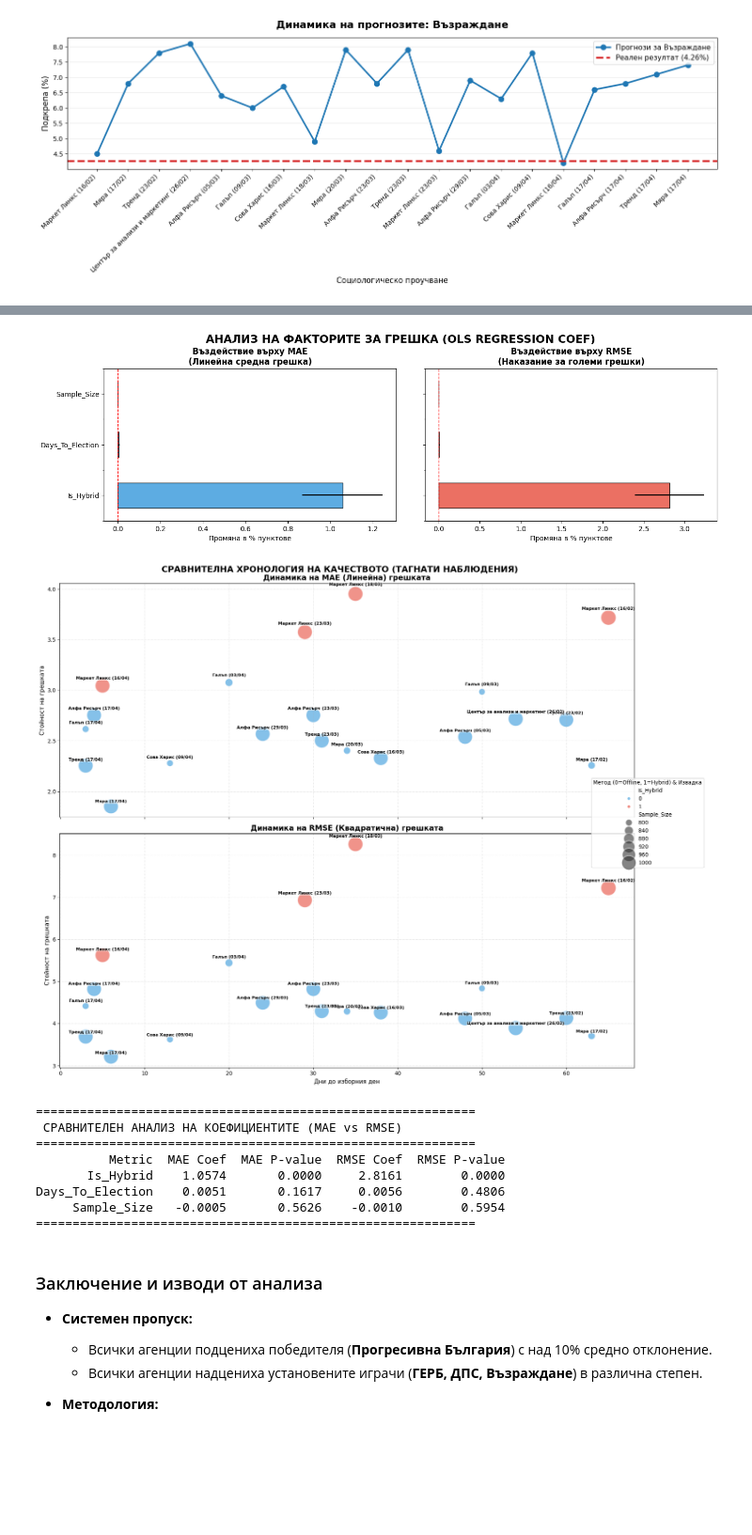
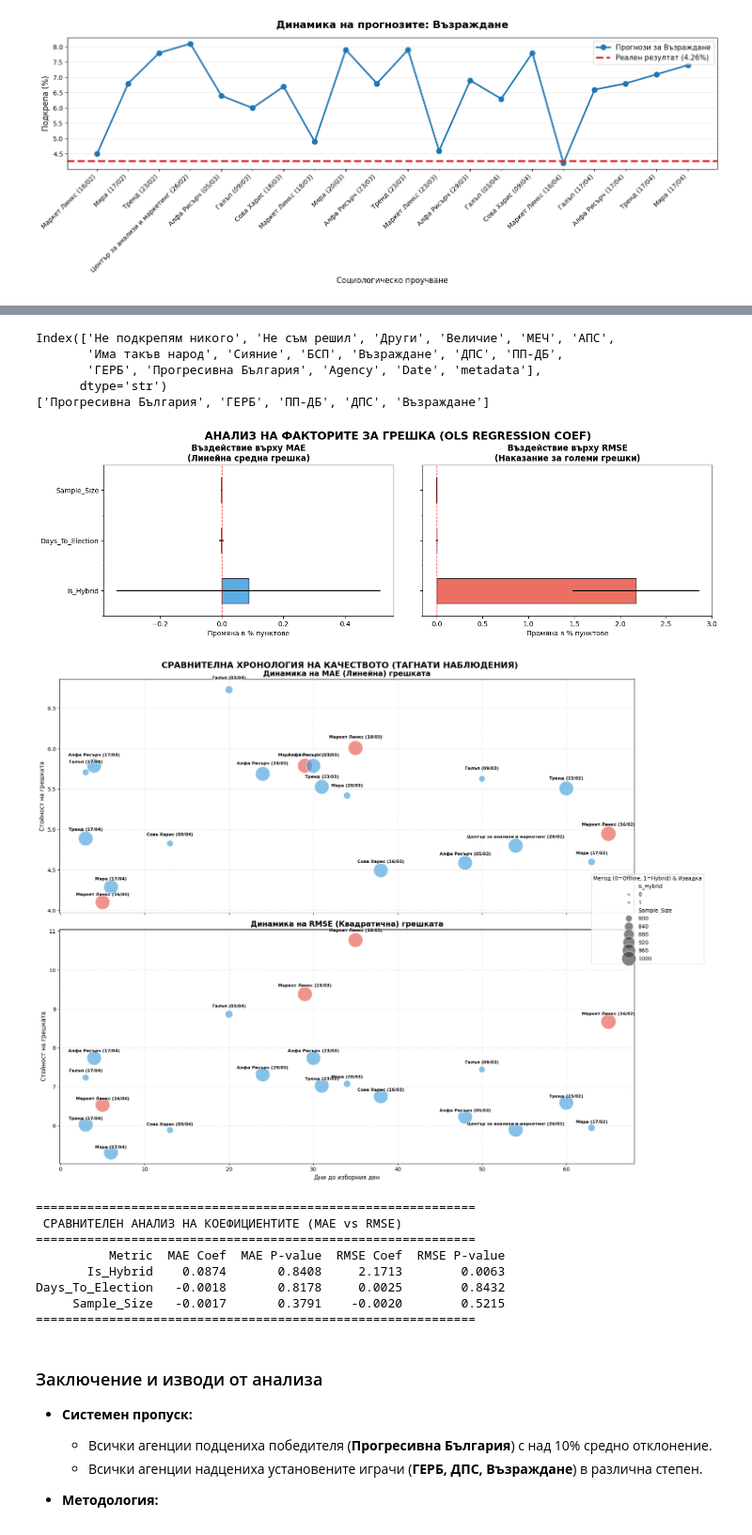
Before and after one commit to gregordimi/gregordimi.github.io, a Jupyter notebook: posts/20260423-election-sociology-analysis-2026/index.ipynb, the cells around one changed output, grey strips where cells are left out. Shown at 94% size. Cells and saved outputs as stored; diff of their text form; code cells hidden in the pictures; blank space fills up the shorter version.

Commit message:
update ols party selection

```diff
--- a/posts/20260423-election-sociology-analysis-2026/index.ipynb
+++ b/posts/20260423-election-sociology-analysis-2026/index.ipynb
@@ -378,7 +360,23 @@ import matplotlib.pyplot as plt
 import seaborn as sns
 
 # --- 1. ПРЕЦИЗНО ИЗЧИСЛЯВАНЕ НА МЕТРИКИТЕ ---
-party_cols = [c for c in df.columns if c in actual.index]
+# party_cols = [c for c in df.columns if c in actual.index]
+party_cols = ['Прогресивна България',
+              'ГЕРБ',
+              'ПП-ДБ',
+              'ДПС',
+              'Възраждане',
+              #'БСП',
+              #'MEЧ',
+              #'Има такъв народ',
+              #'Величие',
+              #'Не подкрепям никого',
+              #'Сияние',
+              #'АПС'
+              ]
+
+print(df.columns)
+print(party_cols)
 
 def calculate_metrics(row):
     diffs = row[party_cols] - actual[party_cols]
@@ -455,43 +453,48 @@ for ax, metric, color, title in zip([ax3, ax4], ['MAE', 'RMSE'], palette, ['MAE
 
     ax.invert_xaxis()
     ax.set_title(f'Динамика на {title} грешката', fontsize=14, fontweight='bold')
     ax.set_xlabel('Дни до изборния ден', fontsize=11)
     ax.set_ylabel('Стойност на грешката', fontsize=11)
     ax.grid(True, linestyle=':', alpha=0.6)
     ax.get_legend().remove() # премахваме индивидуалните легенди за по-чист вид
 
 # Единна легенда за целия плот
 handles, labels = ax4.get_legend_handles_labels()
 fig2.legend(handles, labels, title='Метод (0=Offline, 1=Hybrid) & Извадка', loc='center right', bbox_to_anchor=(1.1, 0.5))
 
 plt.suptitle('СРАВНИТЕЛНА ХРОНОЛОГИЯ НА КАЧЕСТВОТО (ТАГНАТИ НАБЛЮДЕНИЯ)', fontsize=16, fontweight='bold', y=0.98)
 plt.tight_layout()
 plt.show()
 
 # --- 6. СТРУКТУРИРАН ТЕКСТОВ АУТПУТ ---
 print("\n" + "="*60)
 print(" СРАВНИТЕЛЕН АНАЛИЗ НА КОЕФИЦИЕНТИТЕ (MAE vs RMSE)")
 print("="*60)
 summary_table = pd.DataFrame({
     'Metric': ['Is_Hybrid', 'Days_To_Election', 'Sample_Size'],
     'MAE Coef': model_mae.params[1:].values,
     'MAE P-value': model_mae.pvalues[1:].values,
     'RMSE Coef': model_rmse.params[1:].values,
     'RMSE P-value': model_rmse.pvalues[1:].values
 }).round(4)
 print(summary_table.to_string(index=False))
 print("="*60)
 # %% [output]
+Index(['Не подкрепям никого', 'Не съм решил', 'Други', 'Величие', 'MEЧ', 'АПС',
+       'Има такъв народ', 'Сияние', 'БСП', 'Възраждане', 'ДПС', 'ПП-ДБ',
+       'ГЕРБ', 'Прогресивна България', 'Agency', 'Date', 'metadata'],
+      dtype='str')
+['Прогресивна България', 'ГЕРБ', 'ПП-ДБ', 'ДПС', 'Възраждане']
-[figure, old version]
+[figure, new version]
-[figure, old version]
+[figure, new version]
-============================================================
- СРАВНИТЕЛЕН АНАЛИЗ НА КОЕФИЦИЕНТИТЕ (MAE vs RMSE)
-============================================================
-          Metric  MAE Coef  MAE P-value  RMSE Coef  RMSE P-value
-       Is_Hybrid    1.0574       0.0000     2.8161        0.0000
-Days_To_Election    0.0051       0.1617     0.0056        0.4806
-     Sample_Size   -0.0005       0.5626    -0.0010        0.5954
-============================================================
+============================================================
+ СРАВНИТЕЛЕН АНАЛИЗ НА КОЕФИЦИЕНТИТЕ (MAE vs RMSE)
+============================================================
+          Metric  MAE Coef  MAE P-value  RMSE Coef  RMSE P-value
+       Is_Hybrid    0.0874       0.8408     2.1713        0.0063
+Days_To_Election   -0.0018       0.8178     0.0025        0.8432
+     Sample_Size   -0.0017       0.3791    -0.0020        0.5215
+============================================================
 # %% [markdown]
 ### Заключение и изводи от анализа
 
```
Also changed, not shown: parts of 2 cells of this notebook.
